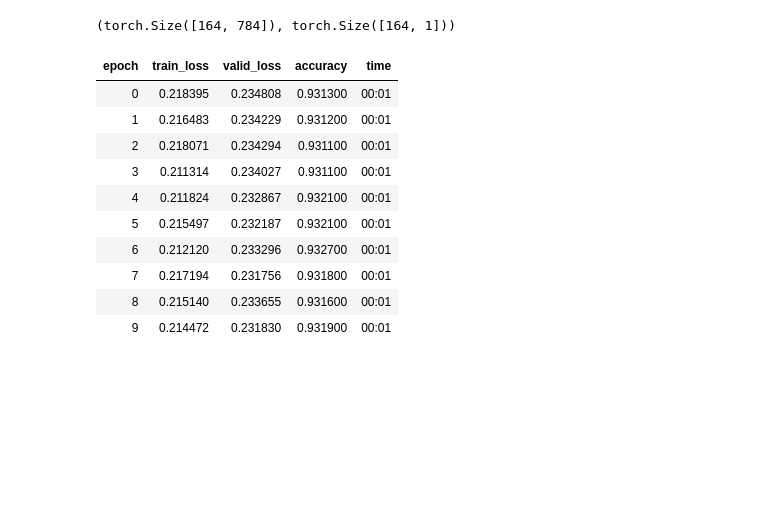
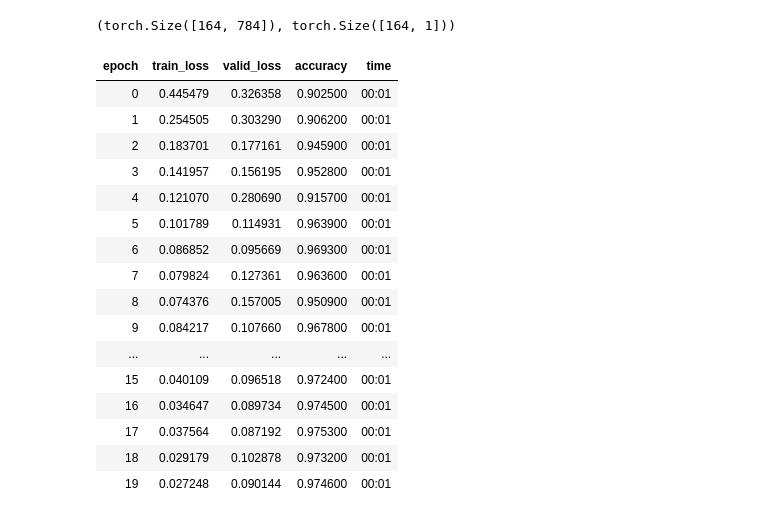
Before and after one commit to ashikshafi08/Learning-Fastai, a Jupyter notebook: Research and Assignments/Mnist_Full.ipynb, the cells around one changed output. Cells and saved outputs as stored; diff of their text form; code cells hidden in the pictures; blank space fills up the shorter version.

```diff
--- a/Research and Assignments/Mnist_Full.ipynb
+++ b/Research and Assignments/Mnist_Full.ipynb
@@ -257,28 +257,34 @@ dls = DataLoaders(dl , valid_dl)
 # Constructing a neural net
 
 mnist_net = nn.Sequential(
-    nn.Linear(28*28 , 8),
+    nn.Linear(28*28 , 60),
     nn.ReLU(),
-    nn.Linear(8 , 40 ),
+    nn.Linear(60 , 35 ),
     nn.ReLU(),
-    nn.Linear(40 ,15),
-    nn.Linear(15 , 10)
+    nn.Linear(35 ,20),
+    nn.Linear(20 , 10)  # 10 --> we have 10 labels (0-9)
 )
 # %%
 learn = Learner(dls , mnist_net , opt_func=SGD , loss_func= CrossEntropyLossFlat() , metrics=accuracy)
-learn.fit(10 , 0.01)
+learn.fit(20 , 0.2)
 # %% [output]
 | epoch | train_loss | valid_loss | accuracy | time |
-| 0 | 0.218395 | 0.234808 | 0.931300 | 00:01 |
-| 1 | 0.216483 | 0.234229 | 0.931200 | 00:01 |
-| 2 | 0.218071 | 0.234294 | 0.931100 | 00:01 |
-| 3 | 0.211314 | 0.234027 | 0.931100 | 00:01 |
-| 4 | 0.211824 | 0.232867 | 0.932100 | 00:01 |
-| 5 | 0.215497 | 0.232187 | 0.932100 | 00:01 |
-| 6 | 0.212120 | 0.233296 | 0.932700 | 00:01 |
-| 7 | 0.217194 | 0.231756 | 0.931800 | 00:01 |
-| 8 | 0.215140 | 0.233655 | 0.931600 | 00:01 |
-| 9 | 0.214472 | 0.231830 | 0.931900 | 00:01 |
+| 0 | 0.445479 | 0.326358 | 0.902500 | 00:01 |
+| 1 | 0.254505 | 0.303290 | 0.906200 | 00:01 |
+| 2 | 0.183701 | 0.177161 | 0.945900 | 00:01 |
+| 3 | 0.141957 | 0.156195 | 0.952800 | 00:01 |
+| 4 | 0.121070 | 0.280690 | 0.915700 | 00:01 |
+| 5 | 0.101789 | 0.114931 | 0.963900 | 00:01 |
+| 6 | 0.086852 | 0.095669 | 0.969300 | 00:01 |
+| 7 | 0.079824 | 0.127361 | 0.963600 | 00:01 |
+| 8 | 0.074376 | 0.157005 | 0.950900 | 00:01 |
+| 9 | 0.084217 | 0.107660 | 0.967800 | 00:01 |
+| ... | ... | ... | ... | ... |
+| 15 | 0.040109 | 0.096518 | 0.972400 | 00:01 |
+| 16 | 0.034647 | 0.089734 | 0.974500 | 00:01 |
+| 17 | 0.037564 | 0.087192 | 0.975300 | 00:01 |
+| 18 | 0.029179 | 0.102878 | 0.973200 | 00:01 |
+| 19 | 0.027248 | 0.090144 | 0.974600 | 00:01 |
 # %%
 plt.plot(L(learn.recorder.values).itemgot(2));
 # %% [output]
```
Also changed, not shown: parts of 2 cells of this notebook.
